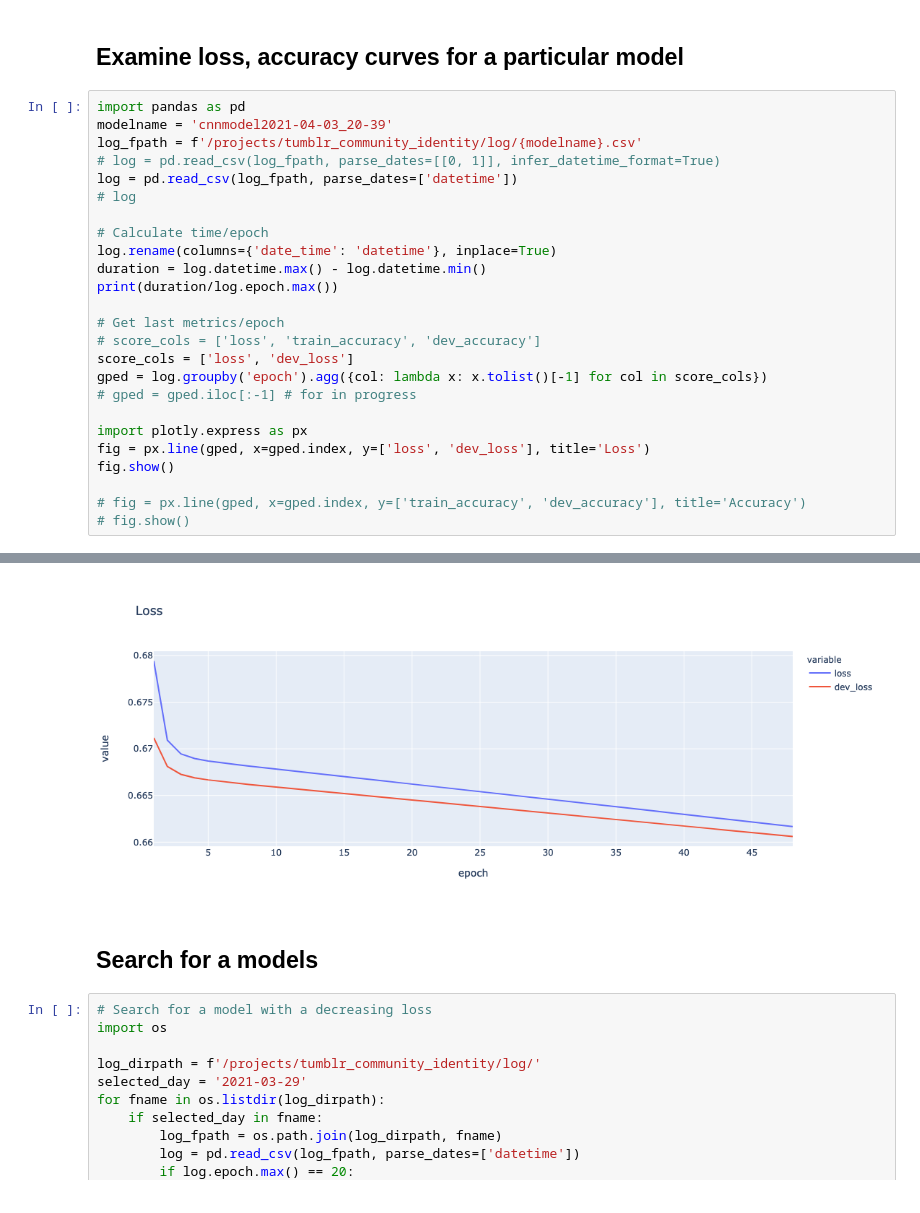
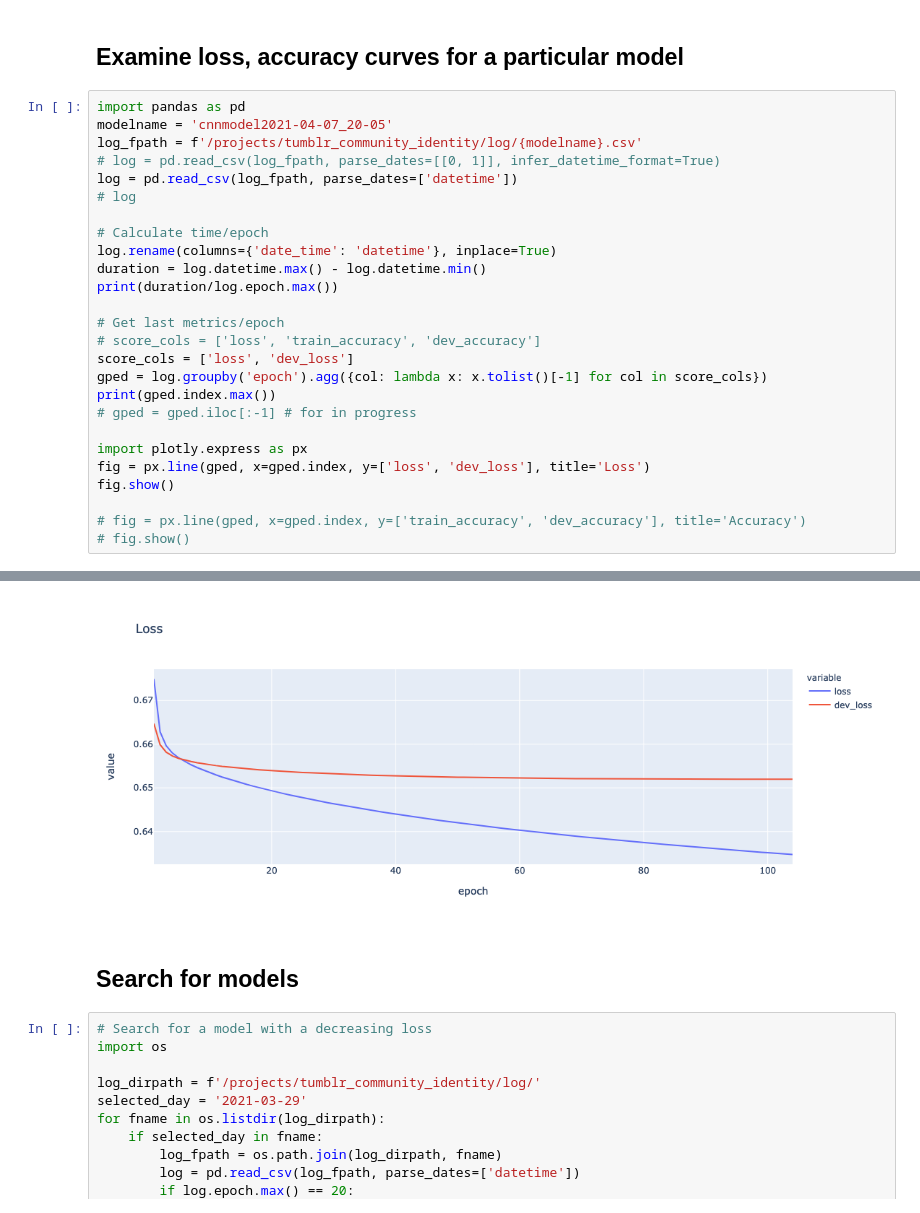
Before and after one commit to michaelmilleryoder/tumblr_community_identity, a Jupyter notebook: jupyter/pytorch_reblog_prediction.ipynb, the cells around one changed output, grey strips where cells are left out. Saved outputs shown, nothing was run; the diff lists cells and outputs as text.

```diff
--- a/jupyter/pytorch_reblog_prediction.ipynb
+++ b/jupyter/pytorch_reblog_prediction.ipynb
@@ -4,7 +4,7 @@
 ## Examine loss, accuracy curves for a particular model
 # %%
 import pandas as pd
-modelname = 'cnnmodel2021-04-03_20-39'
+modelname = 'cnnmodel2021-04-07_20-05'
 log_fpath = f'/projects/tumblr_community_identity/log/{modelname}.csv'
 # log = pd.read_csv(log_fpath, parse_dates=[[0, 1]], infer_datetime_format=True)
 log = pd.read_csv(log_fpath, parse_dates=['datetime'])
@@ -19,6 +19,7 @@ print(duration/log.epoch.max())
 # score_cols = ['loss', 'train_accuracy', 'dev_accuracy']
 score_cols = ['loss', 'dev_loss']
 gped = log.groupby('epoch').agg({col: lambda x: x.tolist()[-1] for col in score_cols})
+print(gped.index.max())
 # gped = gped.iloc[:-1] # for in progress
 
 import plotly.express as px
@@ -32,6 +34,6 @@ fig.show()
-[figure, old version]
+[figure, new version]
 # %% [markdown]
-## Search for a models
+## Search for models
 # %%
 # Search for a model with a decreasing loss
 import os
```
Also changed, not shown: parts of 1 cell of this notebook, 3 other files.
